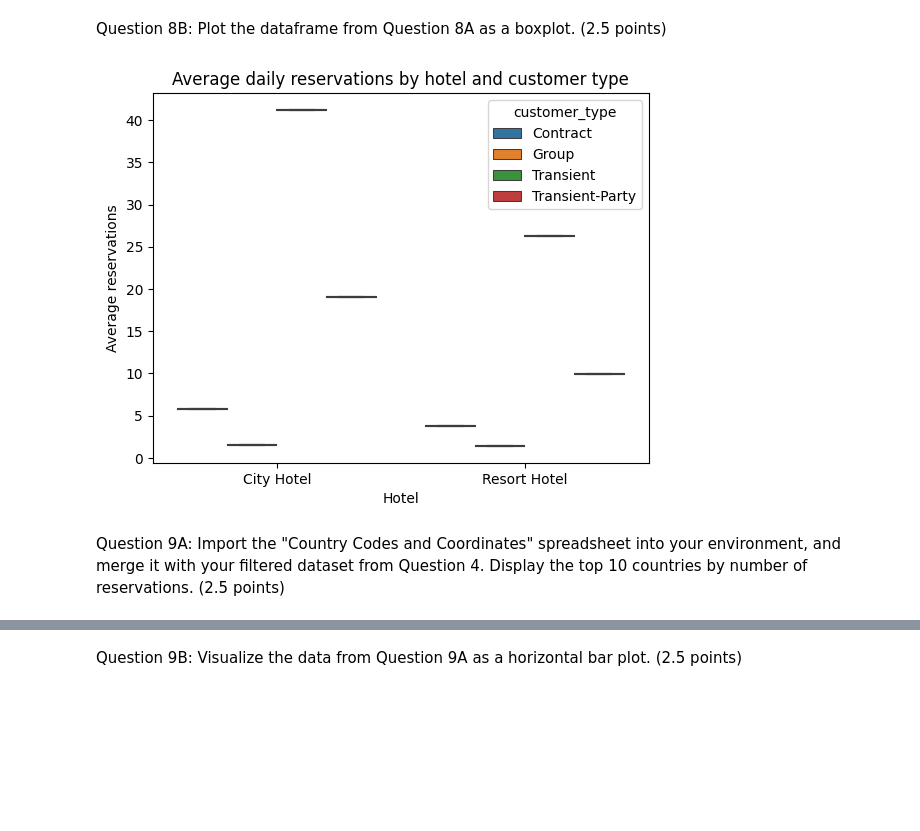
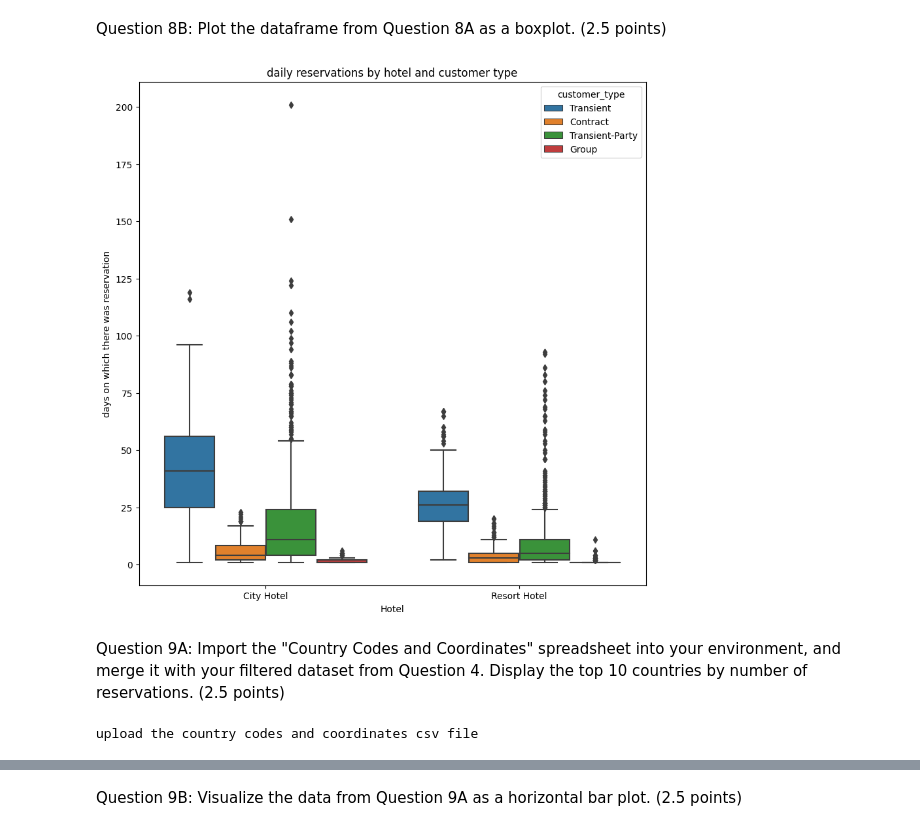
Before and after one commit to khatgarhaastha/MSAI339_HW1, a Jupyter notebook: Aastha_Khatgarh_MSAI339_HW1.ipynb, the cells around one changed output, grey strips where cells are left out. Saved outputs shown, nothing was run; the diff lists cells and outputs as text; code cells hidden in the pictures; blank space fills up the shorter version.

```diff
--- a/Aastha_Khatgarh_MSAI339_HW1.ipynb
+++ b/Aastha_Khatgarh_MSAI339_HW1.ipynb
@@ -383,0 +355,18 @@ average_daily_reservations
+# %%
+#finding total number of days including the days when there were 0 reservations
+
+max_date = non_canceled_reservations['arrival_date'].max()
+min_date = non_canceled_reservations['arrival_date'].min()
+
+total_days = (max_date - min_date).days
+total_days
+
+# first we calculated the total reservations for each combination of hotel and customer type
+reservations_by_hotel_customer = non_canceled_reservations.groupby(['hotel', 'customer_type']).size().reset_index(name = 'total_reservations')
+reservations_by_hotel_customer
+
+# average daily reservation for each combination of hotel and customer type
+# Calculate the daily average reservations by dividing total_reservations by total_days
+
+reservations_by_hotel_customer['average_daily_reservations'] = reservations_by_hotel_customer['total_reservations'] / total_days
+reservations_by_hotel_customer
@@ -384,15 +383,40 @@ average_daily_reservations
 # %% [markdown]
 Question 8B: Plot the dataframe from Question 8A as a boxplot. (2.5 points)
-# %%
-plt.figure()
-sns.boxplot(data = average_daily_reservations, x= 'hotel', y= 'average_daily_reservations', hue ='customer_type')
-plt.title('Average daily reservations by hotel and customer type')
-plt.xlabel('Hotel')
-plt.ylabel('Average reservations')
-plt.show()
-# %% [output]
-[figure, removed]
+# %%
+# first create a column for all the days between min and max date inclusive
+# essentially a sequence of dates
+date_range = pd.date_range(min_date, max_date)
+
+# converting this date range to a dataframe
+df_dates = pd.DataFrame(date_range, columns=['arrival_date'])
+
+
+df_copy = non_canceled_reservations.copy()
+df_copy['arrival_date'] = pd.to_datetime(df_copy['arrival_date'])
+
+
+# merging the sequence of dates dataframe with the copy of non_cancled_reservations dataframe
+merged_dataframe = pd.merge(df_dates,
+                     df_copy,
+                     on='arrival_date',
+                     how='left')
+# Group by arrival_date, hotel, and customer type, then count the number of reservations on each date
+daily_reservations = merged_dataframe.groupby(['arrival_date', 'hotel', 'customer_type']).size().reset_index(name='daily_count')
+daily_reservations
+
+plt.figure(figsize=(10, 10))
+sns.boxplot(data = daily_reservations, x= 'hotel', y= 'daily_count', hue ='customer_type')
+plt.title('daily reservations by hotel and customer type')
+plt.xlabel('Hotel')
+plt.ylabel('days on which there was reservation')
+plt.show()
+# %% [output]
+[figure, added]
 # %% [markdown]
 Question 9A: Import the "Country Codes and Coordinates" spreadsheet into your environment, and merge it with your filtered dataset from Question 4. Display the top 10 countries by number of reservations. (2.5 points)
 # %%
-from_drive = '/content/drive/MyDrive/MSAI339 HW1/country_codes_and_coordinates - countries_codes_and_coordinates.csv'
+#from_drive = '/content/drive/MyDrive/MSAI339 HW1/country_codes_and_coordinates - countries_codes_and_coordinates.csv'
+
+print('upload the country codes and coordinates csv file')
+# %% [output]
+upload the country codes and coordinates csv file
```
Also changed, not shown: parts of 13 cells of this notebook.
